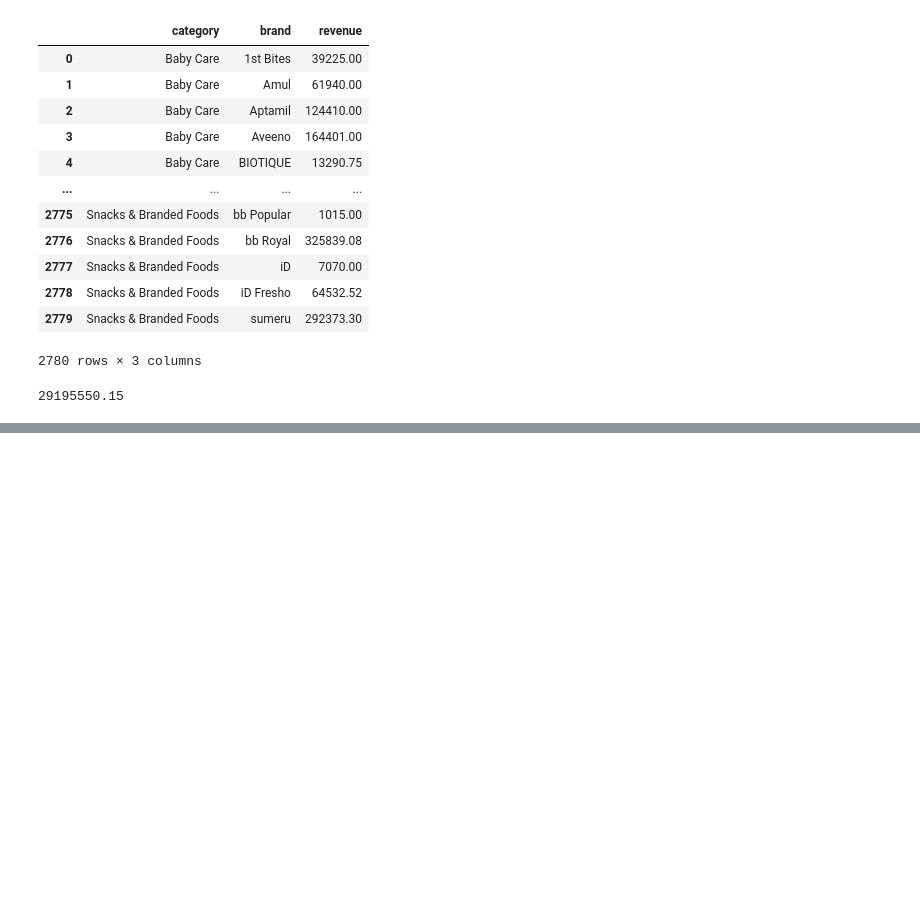
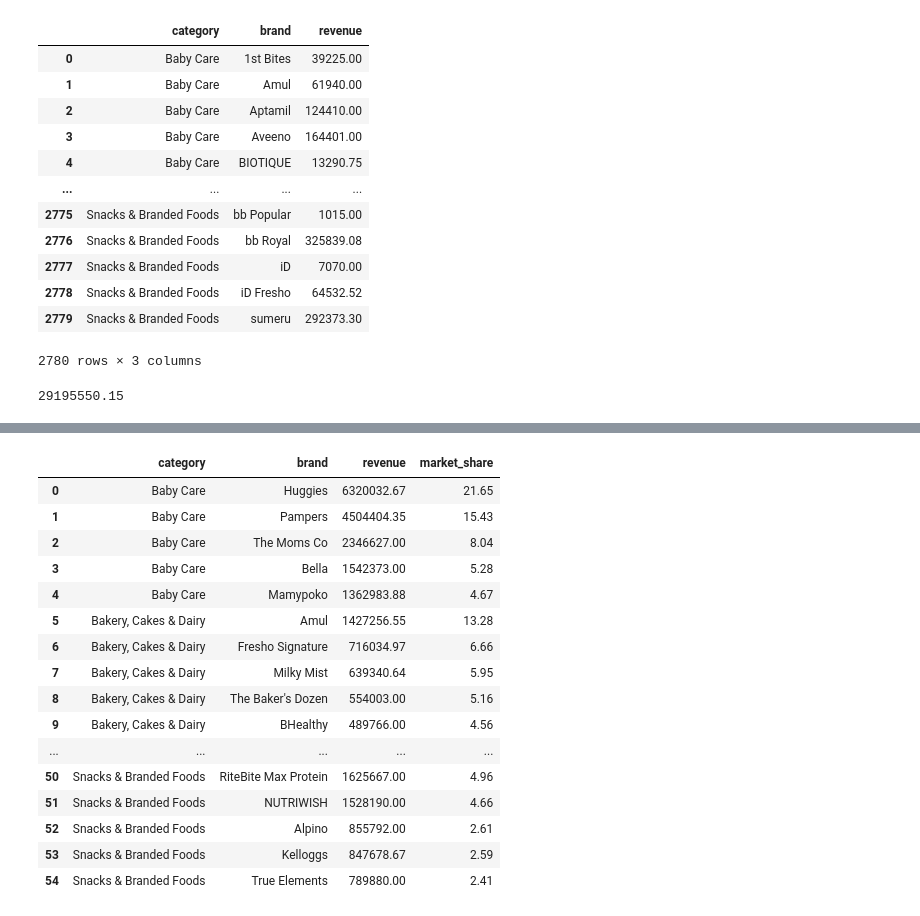
Before and after one commit to viraj19r/market_pulse, a Jupyter notebook: brand_performance.ipynb, the cells around one changed output, grey strips where cells are left out. Saved outputs shown, nothing was run; the diff lists cells and outputs as text; code cells hidden in the pictures; blank space fills up the shorter version.

Commit message:
Update Brand Performance

```diff
--- a/brand_performance.ipynb
+++ b/brand_performance.ipynb
@@ -434,9 +434,31 @@ category = Snacks & Branded Foods
 [figure]
 ... (11 outputs left out)
 # %%
-total_sales_by_brand = data.groupby(['category', 'brand', 'revenue'])['revenue'].sum().reset_index()
+total_sales_by_brand = data.groupby(['category', 'brand'])['revenue'].sum().reset_index()
 
-total_sales_by_brand = total_sales_by_brand.sort_values(by='revenue', ascending=False)
 
-seasonal_top_5= total_sales_by_brand.groupby('category')[['category', 'brand', 'revenue']].apply(lambda x: x.nlargest(5, 'revenue')).reset_index(drop=True)
+# find market share for each category and add new column as `market_share`
+total_sales_by_brand['market_share'] = total_sales_by_brand.groupby('category')['revenue'].transform(lambda x: round(100* x / x.sum(), 2))
+total_sales_by_brand = total_sales_by_brand.sort_values(by='market_share', ascending=False)
+
+seasonal_top_5 = total_sales_by_brand.groupby('category')[['category', 'brand', 'revenue', 'market_share']].apply(lambda x: x.nlargest(5, 'market_share')).reset_index(drop=True)
+
 seasonal_top_5
+# %% [output]
+|  | category | brand | revenue | market_share |
+| 0 | Baby Care | Huggies | 6320032.67 | 21.65 |
+| 1 | Baby Care | Pampers | 4504404.35 | 15.43 |
+| 2 | Baby Care | The Moms Co | 2346627.00 | 8.04 |
+| 3 | Baby Care | Bella | 1542373.00 | 5.28 |
+| 4 | Baby Care | Mamypoko | 1362983.88 | 4.67 |
+| 5 | Bakery, Cakes & Dairy | Amul | 1427256.55 | 13.28 |
+| 6 | Bakery, Cakes & Dairy | Fresho Signature | 716034.97 | 6.66 |
+| 7 | Bakery, Cakes & Dairy | Milky Mist | 639340.64 | 5.95 |
+| 8 | Bakery, Cakes & Dairy | The Baker's Dozen | 554003.00 | 5.16 |
+| 9 | Bakery, Cakes & Dairy | BHealthy | 489766.00 | 4.56 |
+| ... | ... | ... | ... | ... |
+| 50 | Snacks & Branded Foods | RiteBite Max Protein | 1625667.00 | 4.96 |
+| 51 | Snacks & Branded Foods | NUTRIWISH | 1528190.00 | 4.66 |
+| 52 | Snacks & Branded Foods | Alpino | 855792.00 | 2.61 |
+| 53 | Snacks & Branded Foods | Kelloggs | 847678.67 | 2.59 |
+| 54 | Snacks & Branded Foods | True Elements | 789880.00 | 2.41 |
```
Also changed, not shown: parts of 2 cells of this notebook.
